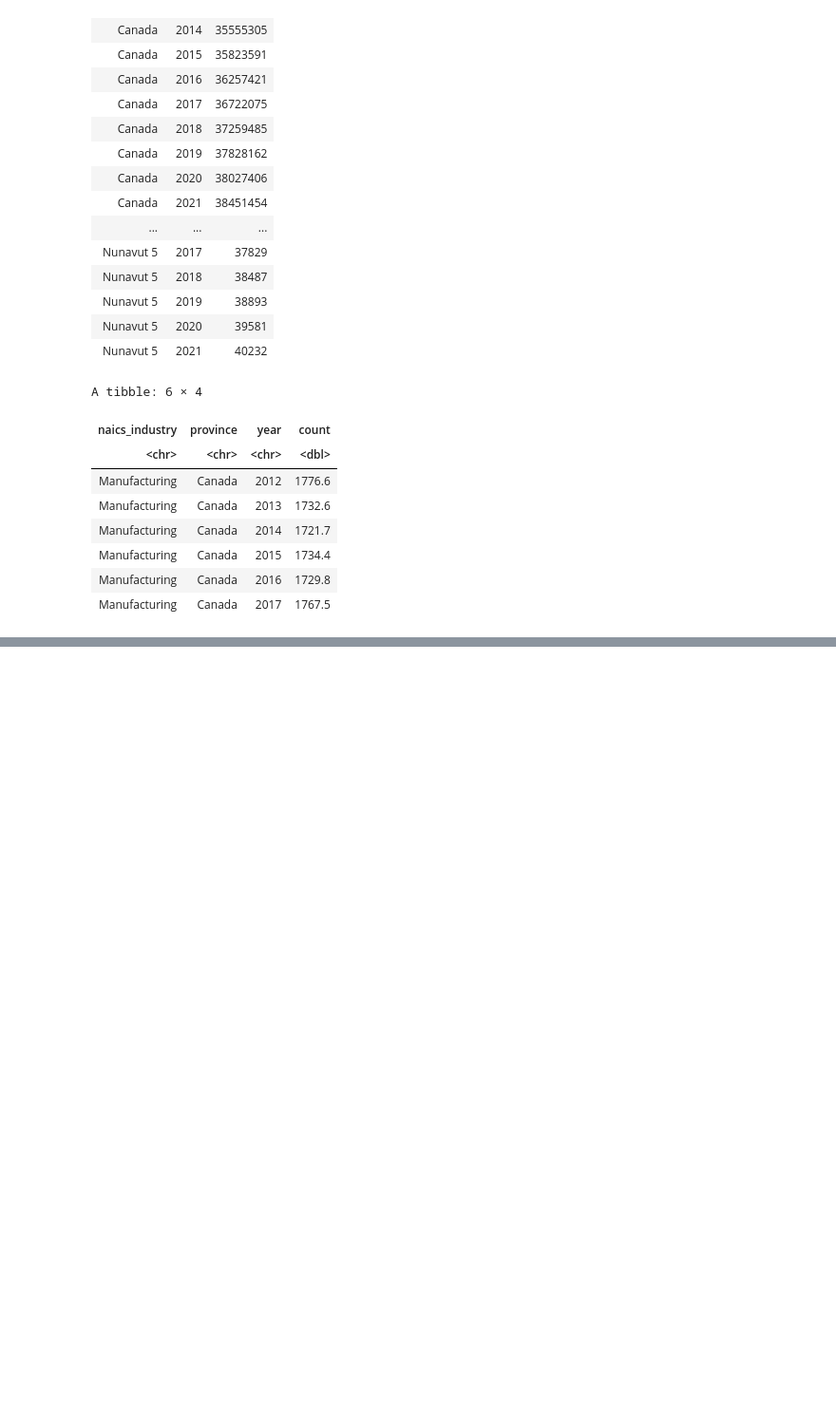
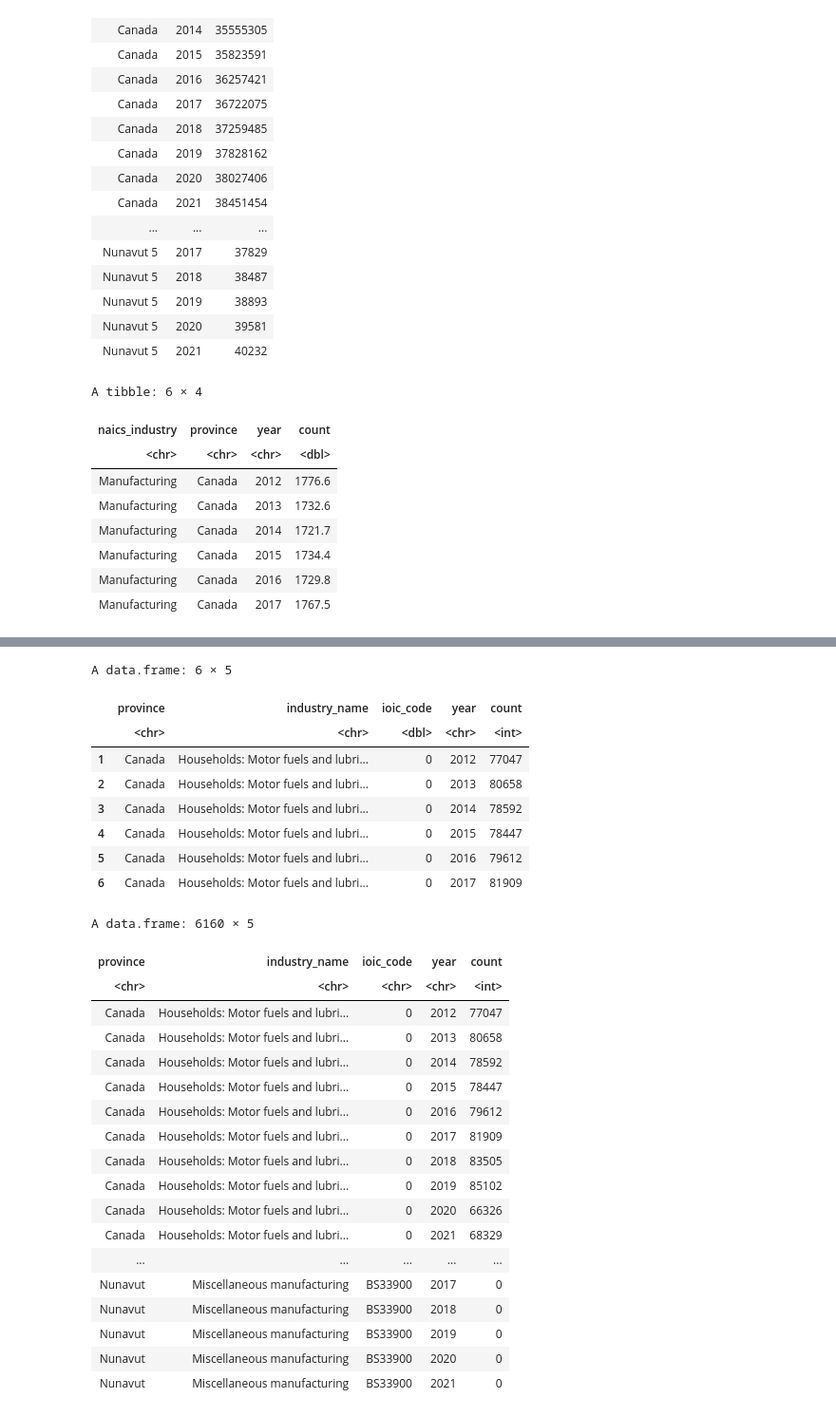
Before and after one commit to Kaylan-W/ghg-emissions-cpsc_368, a Jupyter notebook: a4_database/data_tidying.ipynb, the cells around one changed output, grey strips where cells are left out. Shown: that part at 95% size. Drawn from its saved outputs; the diff is of its cells as text; code cells hidden in the pictures; blank space fills up the shorter version.

Commit message:
re-tidied the emissions dataset
- pivoted years from columns to rows
- dropped the 'totals' rows
- gave households a ioic code

```diff
--- a/a4_database/data_tidying.ipynb
+++ b/a4_database/data_tidying.ipynb
@@ -142,0 +122,19 @@ A tibble: 6 × 4
+# %%
+# Filter the DataFrame based on the word 'total' in the 'ioic_industry' column
+remove_totals <- emissions_pivoted[!grepl("total", emissions_pivoted$ioic_industry, ignore.case = TRUE), ]
+
+# Filter the DataFrame to remove rows containing the word 'household'
+industry_emissions <- remove_totals[!grepl("households", remove_totals$ioic_industry, ignore.case = TRUE), ]
+
+# Filter the DataFrame to keep only rows containing the word 'households'
+household_emissions <- remove_totals[grepl("households", remove_totals$ioic_industry, ignore.case = TRUE), ]
+
+# separate the ioic codes into a separate column
+industry_emissions <- industry_emissions %>% separate_wider_delim(ioic_industry, "[", names = c("industry_name", "ioic_code"))
+
+# drop the unnecessary ']' at the end of the values in the ioic_code column
+industry_emissions$ioic_code <- substr(industry_emissions$ioic_code, 1, nchar(industry_emissions$ioic_code) - 1)
+
+# add in a code for households called  'ioic_code' and set the value to 0 for all rows
+household_emissions$ioic_code <- 0
+# head(industry_emissions)
@@ -142,0 +151,46 @@ A tibble: 6 × 4
+# %%
+# Create a new DataFrame from household_emissions with columns in a different order and
+# different names so that it can be merged with industry_emissions
+reformatted_household_emissions <- data.frame(
+  province = household_emissions$province,
+  industry_name = household_emissions$ioic_industry,
+  ioic_code = household_emissions$ioic_code,
+  year = household_emissions$year,
+  count = household_emissions$count
+)
+head(reformatted_household_emissions)
+
+# rejoin the two dataframes
+appended_df <- rbind(reformatted_household_emissions, industry_emissions)
+appended_df
+
+write.csv(appended_df, "../data/tidied_emissions_estimates.csv",row.names = FALSE)
+# %% [output]
+A data.frame: 6 × 5
+|  | province | industry_name | ioic_code | year | count |
+|  | <chr> | <chr> | <dbl> | <chr> | <int> |
+| 1 | Canada | Households: Motor fuels and lubri... | 0 | 2012 | 77047 |
+| 2 | Canada | Households: Motor fuels and lubri... | 0 | 2013 | 80658 |
+| 3 | Canada | Households: Motor fuels and lubri... | 0 | 2014 | 78592 |
+| 4 | Canada | Households: Motor fuels and lubri... | 0 | 2015 | 78447 |
+| 5 | Canada | Households: Motor fuels and lubri... | 0 | 2016 | 79612 |
+| 6 | Canada | Households: Motor fuels and lubri... | 0 | 2017 | 81909 |
+A data.frame: 6160 × 5
+| province | industry_name | ioic_code | year | count |
+| <chr> | <chr> | <chr> | <chr> | <int> |
+| Canada | Households: Motor fuels and lubri... | 0 | 2012 | 77047 |
+| Canada | Households: Motor fuels and lubri... | 0 | 2013 | 80658 |
+| Canada | Households: Motor fuels and lubri... | 0 | 2014 | 78592 |
+| Canada | Households: Motor fuels and lubri... | 0 | 2015 | 78447 |
+| Canada | Households: Motor fuels and lubri... | 0 | 2016 | 79612 |
+| Canada | Households: Motor fuels and lubri... | 0 | 2017 | 81909 |
+| Canada | Households: Motor fuels and lubri... | 0 | 2018 | 83505 |
+| Canada | Households: Motor fuels and lubri... | 0 | 2019 | 85102 |
+| Canada | Households: Motor fuels and lubri... | 0 | 2020 | 66326 |
+| Canada | Households: Motor fuels and lubri... | 0 | 2021 | 68329 |
+| ... | ... | ... | ... | ... |
+| Nunavut | Miscellaneous manufacturing | BS33900 | 2017 | 0 |
+| Nunavut | Miscellaneous manufacturing | BS33900 | 2018 | 0 |
+| Nunavut | Miscellaneous manufacturing | BS33900 | 2019 | 0 |
+| Nunavut | Miscellaneous manufacturing | BS33900 | 2020 | 0 |
+| Nunavut | Miscellaneous manufacturing | BS33900 | 2021 | 0 |
```
Also changed, not shown: parts of 2 cells of this notebook, 1 other file.
